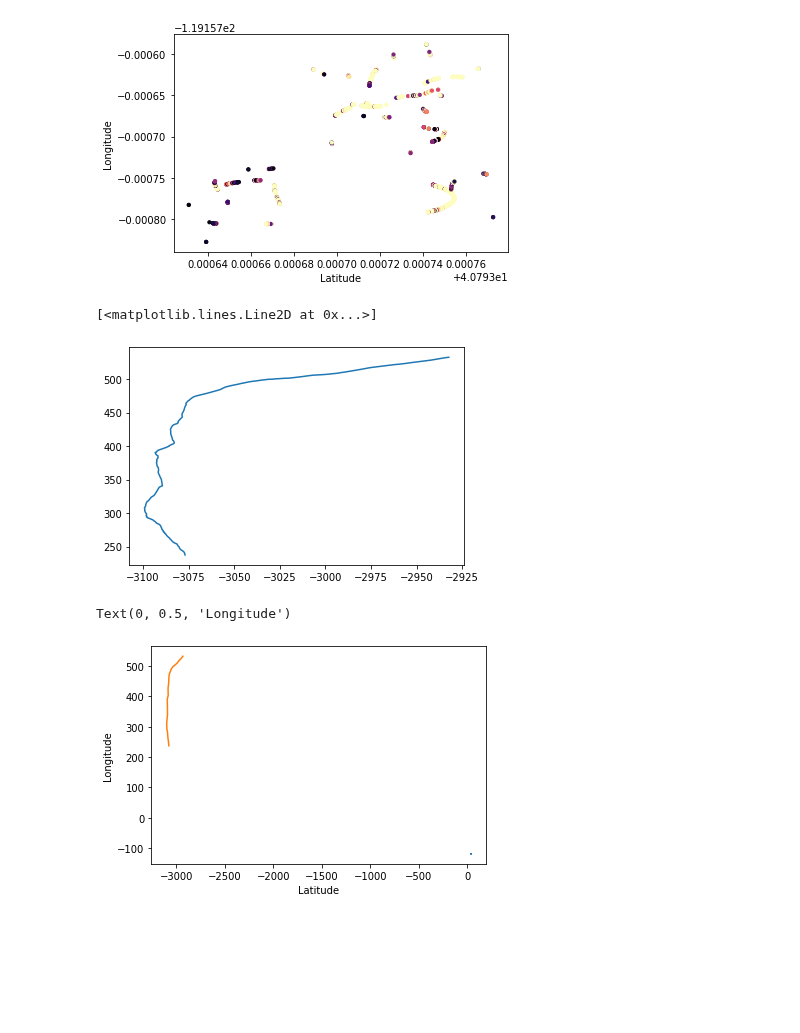
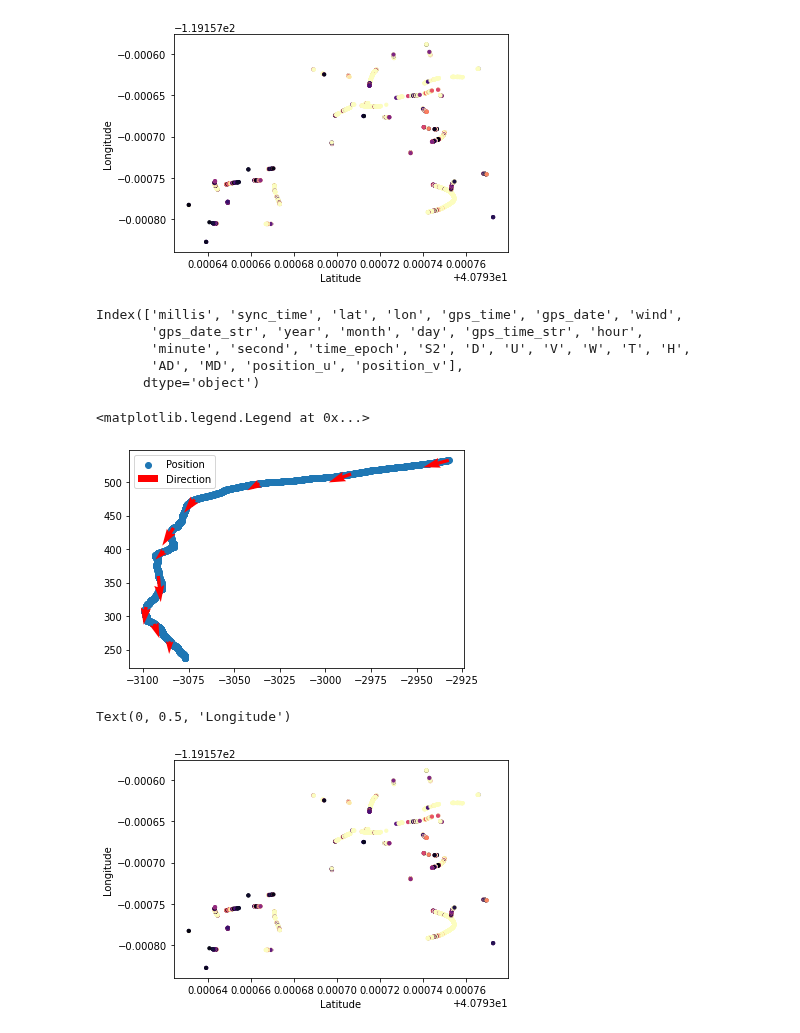
Before and after one commit to arunavanag591/odor_analysis, a Jupyter notebook: data_exploration/desertBagAnalysis.ipynb, the cells around one changed output. Drawn from its saved outputs; the diff is of its cells as text; code cells hidden in the pictures; blank space fills up the shorter version.

```diff
--- a/data_exploration/desertBagAnalysis.ipynb
+++ b/data_exploration/desertBagAnalysis.ipynb
@@ -375,24 +371,37 @@ Text(0, 0.5, 'Longitude')
 
 # #TODO: get the correct limits
 # ax.set_xlim(40.79300074,40.79300076)
-# %%
-plt.plot(wind_df_bag02.position_u,wind_df_bag02.position_v)
-# %% [output]
-[<matplotlib.lines.Line2D at 0x...>]
-[figure, removed]
+# %%
+wind_df_bag02.keys()
+# %% [output]
+Index(['millis', 'sync_time', 'lat', 'lon', 'gps_time', 'gps_date', 'wind',
+       'gps_date_str', 'year', 'month', 'day', 'gps_time_str', 'hour',
+       'minute', 'second', 'time_epoch', 'S2', 'D', 'U', 'V', 'W', 'T', 'H',
+       'AD', 'MD', 'position_u', 'position_v'],
+      dtype='object')
+# %%
+plt.scatter(wind_df_bag02.position_u,wind_df_bag02.position_v, label='Position')
+plt.quiver(wind_df_bag02.position_u[::300], wind_df_bag02.position_v[::300],
+    wind_df_bag02.U[::300], wind_df_bag02.V[::300], color='red',
+    width=0.01, label='Direction')
+plt.legend()
+# %% [output]
+<matplotlib.legend.Legend at 0x...>
+[figure, added]
 # %%
 fig_odor_gps = plt.figure()
 ax= fig_odor_gps.add_subplot(111)
 cmap = plt.cm.get_cmap("magma", 10)
 #ax.scatter(wind_df_bag02.position_u,wind_df_bag02.position_v)
-#ax.scatter(dfbag02_tmp._ublox_gps_fix_latitude, dfbag02_tmp._ublox_gps_fix_longitude, c=dfbag02_tmp._analog_output_data, s=10, cmap='magma')
-ax.plot(dfbag02_tmp._ublox_gps_fix_latitude, dfbag02_tmp._ublox_gps_fix_longitude)
-ax.plot(wind_df_bag02.position_u,wind_df_bag02.position_v)
+ax.scatter(dfbag02_tmp._ublox_gps_fix_latitude, dfbag02_tmp._ublox_gps_fix_longitude, c=dfbag02_tmp._analog_output_data, s=10, cmap='magma')
+ax.scatter(dfbag02_tmp._ublox_gps_fix_latitude, dfbag02_tmp._ublox_gps_fix_longitude, c=dfbag02_tmp._analog_output_data, s=10, cmap='magma')
+#ax.plot(dfbag02_tmp._ublox_gps_fix_latitude, dfbag02_tmp._ublox_gps_fix_longitude)
+#ax.plot(wind_df_bag02.position_u,wind_df_bag02.position_v)
 ax.set_xlabel('Latitude')
 ax.set_ylabel('Longitude')
 # %% [output]
 Text(0, 0.5, 'Longitude')
-[figure, old version]
+[figure, new version]
 # %%
 #### Need to scale these two trajectories
 # %%
```
Also changed, not shown: parts of 7 cells of this notebook, 1 other file.
